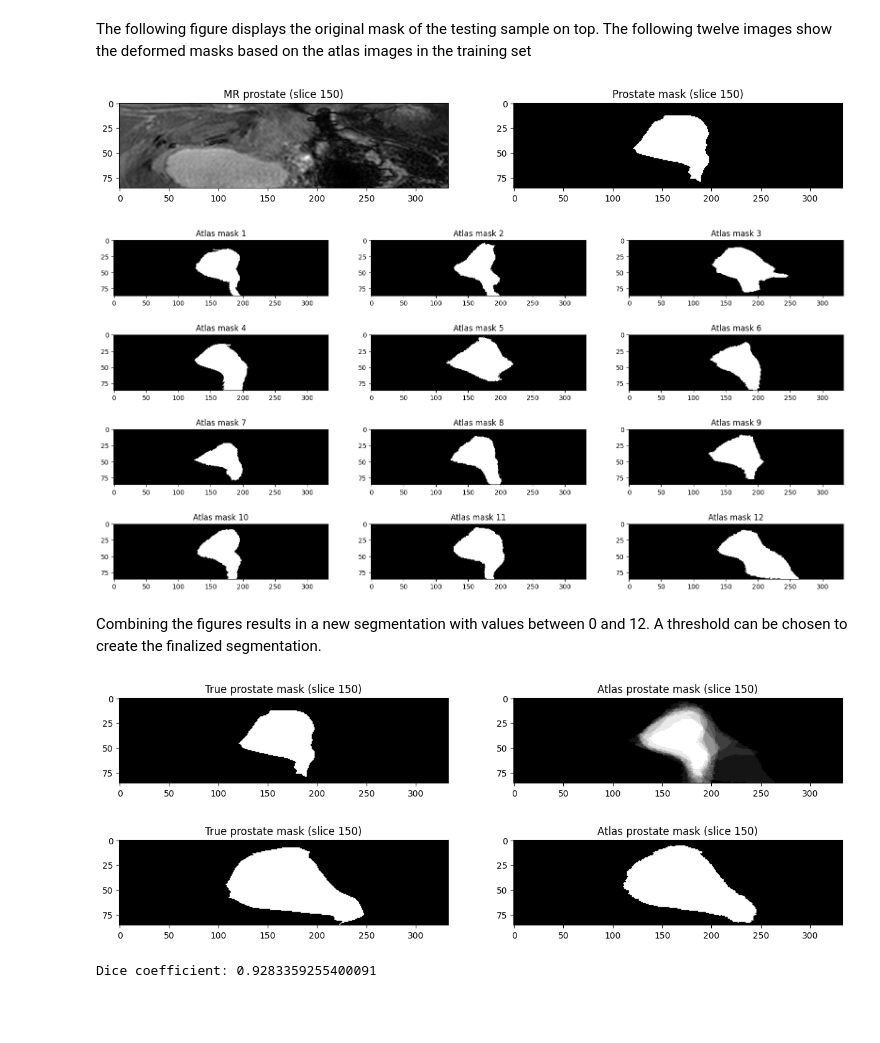
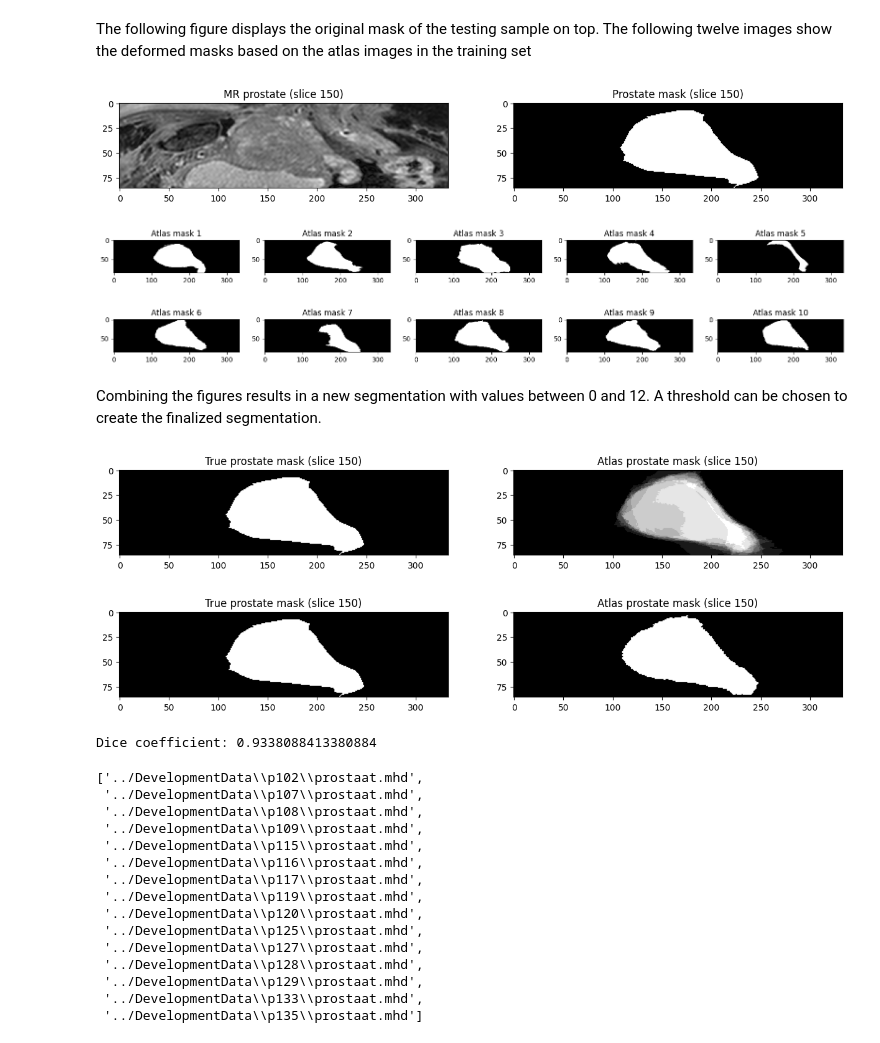
Before and after one commit to MartvStraten/8DM20-Capita-Selecta, a Jupyter notebook: ImageRegistration/altas_project.ipynb, the cells around one changed output. Cells and saved outputs as stored; diff of their text form; code cells hidden in the pictures; blank space fills up the shorter version.

```diff
--- a/ImageRegistration/altas_project.ipynb
+++ b/ImageRegistration/altas_project.ipynb
@@ -98,3 +145,7 @@ def registration_pipeline(fixed_image_path, moving_image_path, moving_mask_path)
     nonlinear_transformed_mask_path = tr.transform_image(rigid_transformed_mask_path, output_dir=os.path.join('results_baseline/nonlinear'))
 
     return nonlinear_transformed_mask_path
+# %%
+# ADD AUGMENTATION IMAGES HERE
+
+aug_mr_train_paths = []
@@ -144,24 +208,25 @@ The following figure displays the original mask of the testing sample on top. Th
 # %%
 # Testing sample
 slice = 150
-mask_idx = 1
+split_idx = 2
+mask_idx = 2
 
 fig, ax = plt.subplots(1, 2, figsize=(15, 5))
-ax[0].imshow(iio.imread(mr_test_paths[mask_idx])[:,:,slice], cmap="gray")
+ax[0].imshow(iio.imread(mr_test_splits[split_idx][mask_idx])[:,:,slice], cmap="gray")
 ax[0].set_title(f"MR prostate (slice {slice})")
-ax[1].imshow(iio.imread(mask_test_paths[mask_idx])[:,:,slice], cmap="gray")
+ax[1].imshow(iio.imread(mask_test_splits[split_idx][mask_idx])[:,:,slice], cmap="gray")
 ax[1].set_title(f"Prostate mask (slice {slice})");
 
 # Atlas image segmentations
-fig, ax = plt.subplots(4, 3, figsize=(20, 10))
+fig, ax = plt.subplots(2, 5, figsize=(20, 4))
 ax = ax.flatten()
 
 for idx in range(len(atlas_masks)):
-    ax[idx].imshow(total_atlas[mask_idx][idx][:,:,slice], cmap="gray")
-    ax[idx].set_title(f"Atlas mask {idx + 1}");
+    ax[idx].imshow(total_atlas[split_size*split_idx+mask_idx][idx][:,:,slice], cmap="gray")
+    ax[idx].set_title(f"Atlas mask {idx + 1}")
 # %% [output]
-[figure, old version]
+[figure, new version]
-[figure, old version]
+[figure, new version]
 # %% [markdown]
 Combining the figures results in a new segmentation with values between 0 and 12. A threshold can be chosen to create the finalized segmentation.
 # %%
@@ -175,11 +240,11 @@ for i in range(len(total_atlas)):
 
 slice = 150
 fig, ax = plt.subplots(1, 2, figsize=(15, 5))
-ax[0].imshow(iio.imread(mask_test_paths[mask_idx])[:,:,slice], cmap="gray")
+ax[0].imshow(iio.imread(mask_test_splits[split_idx][mask_idx])[:,:,slice], cmap="gray")
 ax[0].set_title(f"True prostate mask (slice {slice})");
-ax[1].imshow(all_total_masks[mask_idx][:,:,slice], cmap="gray")
+ax[1].imshow(all_total_masks[split_size*split_idx+mask_idx][:,:,slice], cmap="gray")
 ax[1].set_title(f"Atlas prostate mask (slice {slice})");
 # %% [output]
-[figure, old version]
+[figure, new version]
 # %%
 # threshold_mask = total_mask > 6.5
@@ -205,9 +270,29 @@ def dice_coefficient(mask1, mask2):
 
     return 2.0 * intersection / volume_sum
 
-print("Dice coefficient:", dice_coefficient(iio.imread(mask_test_paths[mask_idx]), threshold_mask))
+print("Dice coefficient:", dice_coefficient(iio.imread(mask_test_splits[split_idx][mask_idx]), threshold_mask))
 # %% [output]
-Dice coefficient: 0.9283359255400091
+Dice coefficient: 0.9338088413380884
+# %%
+# flatten the mask test split paths
+mask_test_paths = [element for innerList in mask_test_splits for element in innerList]
+mask_test_paths
+# %% [output]
+['../DevelopmentData\\p102\\prostaat.mhd',
+ '../DevelopmentData\\p107\\prostaat.mhd',
+ '../DevelopmentData\\p108\\prostaat.mhd',
+ '../DevelopmentData\\p109\\prostaat.mhd',
+ '../DevelopmentData\\p115\\prostaat.mhd',
+ '../DevelopmentData\\p116\\prostaat.mhd',
+ '../DevelopmentData\\p117\\prostaat.mhd',
+ '../DevelopmentData\\p119\\prostaat.mhd',
+ '../DevelopmentData\\p120\\prostaat.mhd',
+ '../DevelopmentData\\p125\\prostaat.mhd',
+ '../DevelopmentData\\p127\\prostaat.mhd',
+ '../DevelopmentData\\p128\\prostaat.mhd',
+ '../DevelopmentData\\p129\\prostaat.mhd',
+ '../DevelopmentData\\p133\\prostaat.mhd',
+ '../DevelopmentData\\p135\\prostaat.mhd']
 # %%
 all_dice_coefs = []
 
```
Also changed, not shown: parts of 10 cells of this notebook.
